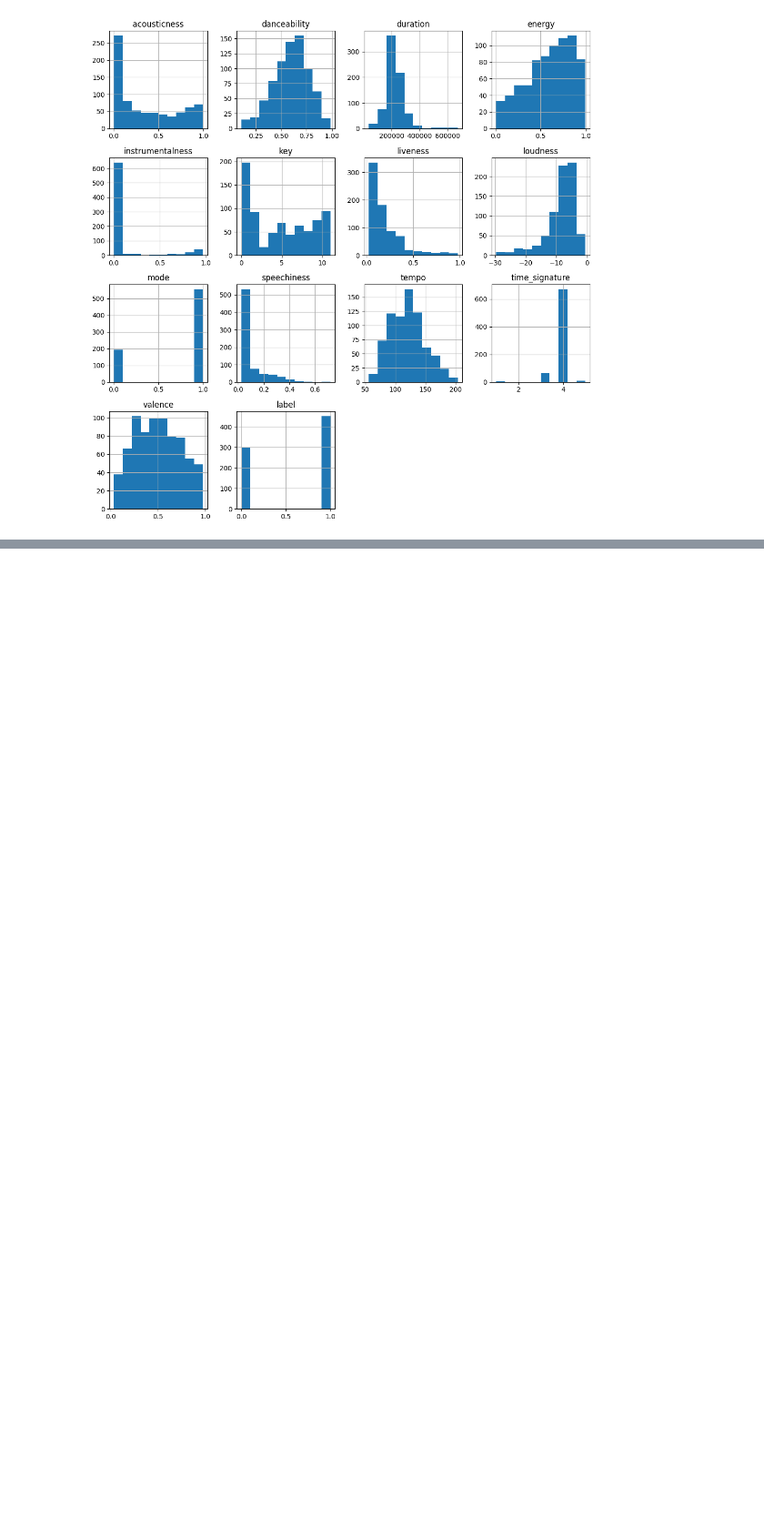
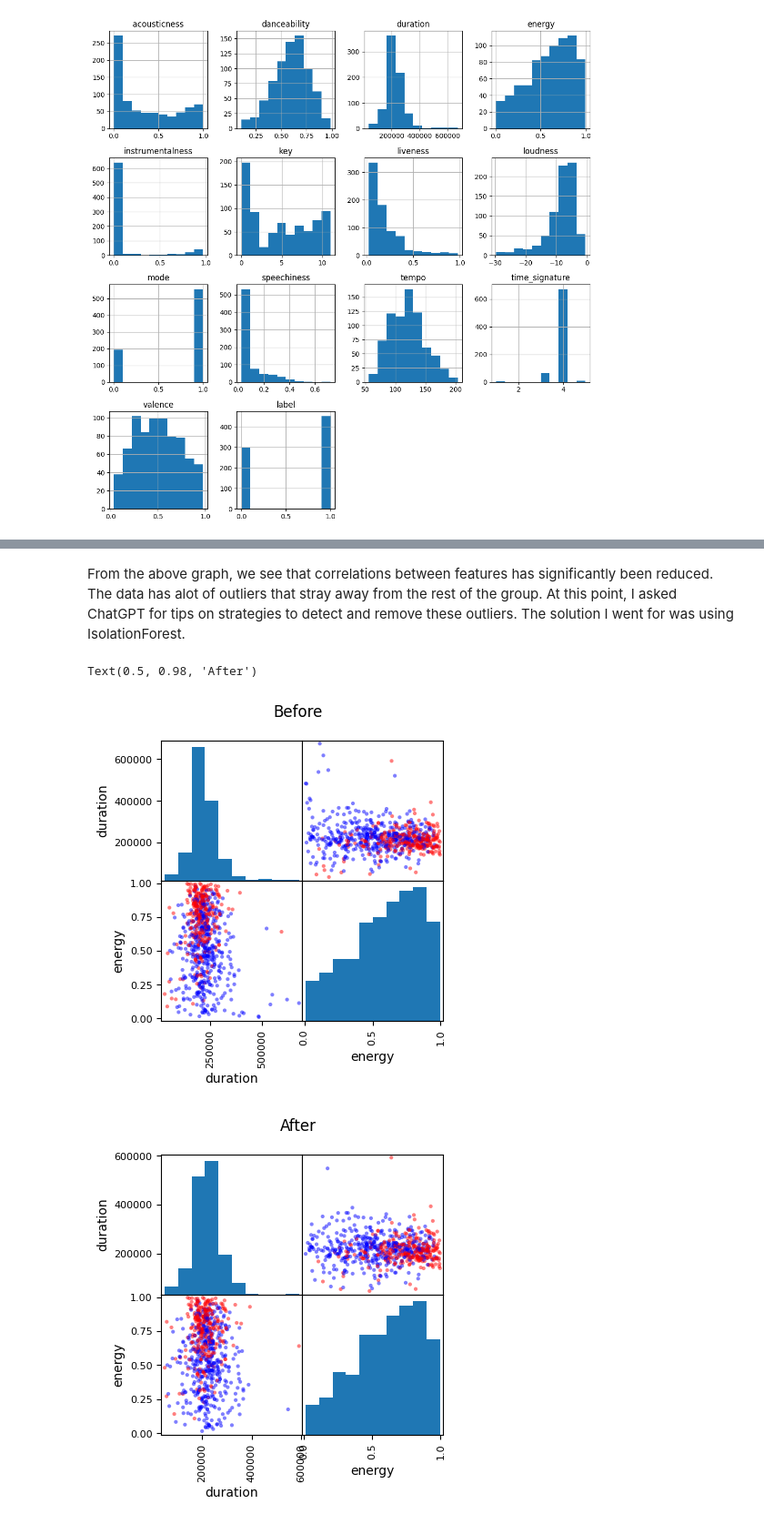
Before and after one commit to mario3219/machine-learning-excercises, a Jupyter notebook: labb1/report.ipynb, the cells around one changed output, grey strips where cells are left out. Shown at 91% size. Saved outputs shown, nothing was run; the diff lists cells and outputs as text; code cells hidden in the pictures; blank space fills up the shorter version.

```diff
--- a/labb1/report.ipynb
+++ b/labb1/report.ipynb
@@ -228,0 +74,5 @@ file.close()
+# %%
+#remove time_signature and instrumentalness from the data
+feature_selection = [0,1,2,3,5,6,7,8,9,10,12,13]
+training = training.iloc[:,feature_selection]
+training.sample(5)
@@ -228,0 +117,4 @@ file.close()
+# %%
+feature_selection = [0,1,2,3,4,5,6,8,9,10,11]
+training = training.iloc[:,feature_selection]
+training.sample(5)
@@ -228,0 +167,21 @@ file.close()
+# %% [markdown]
+From the above graph, we see that correlations between features has significantly been reduced. The data has alot of outliers that stray away from the rest of the group. At this point, I asked ChatGPT for tips on strategies to detect and remove these outliers. The solution I went for was using IsolationForest.
+# %%
+feature_selection = [0,1,2,3,4,5,6,7,8,9]
+model = IsolationForest(contamination=0.04, random_state=42,  n_jobs=-1)
+outliers = model.fit_predict(training.iloc[:,feature_selection]) #returns an array containing -1 or 1's, indicating outliers or inliners
+cleaned_data = training[outliers == 1] #keep only inliers
+
+#plot training data
+cols = list(map(lambda x: "red" if x == 0 else "blue", training.iloc[:,10]))
+pd.plotting.scatter_matrix(training.iloc[:,2:4], c=cols, figsize=(4, 4));
+plt.suptitle('Before')
+
+#plot cleaned data
+cols = list(map(lambda x: "red" if x == 0 else "blue", cleaned_data.iloc[:,10]))
+pd.plotting.scatter_matrix(cleaned_data.iloc[:,2:4], c=cols, figsize=(4, 4));
+plt.suptitle('After')
+# %% [output]
+Text(0.5, 0.98, 'After')
+[figure, added]
+[figure, added]
```
Also changed, not shown: parts of 41 cells of this notebook, 4 other files.
